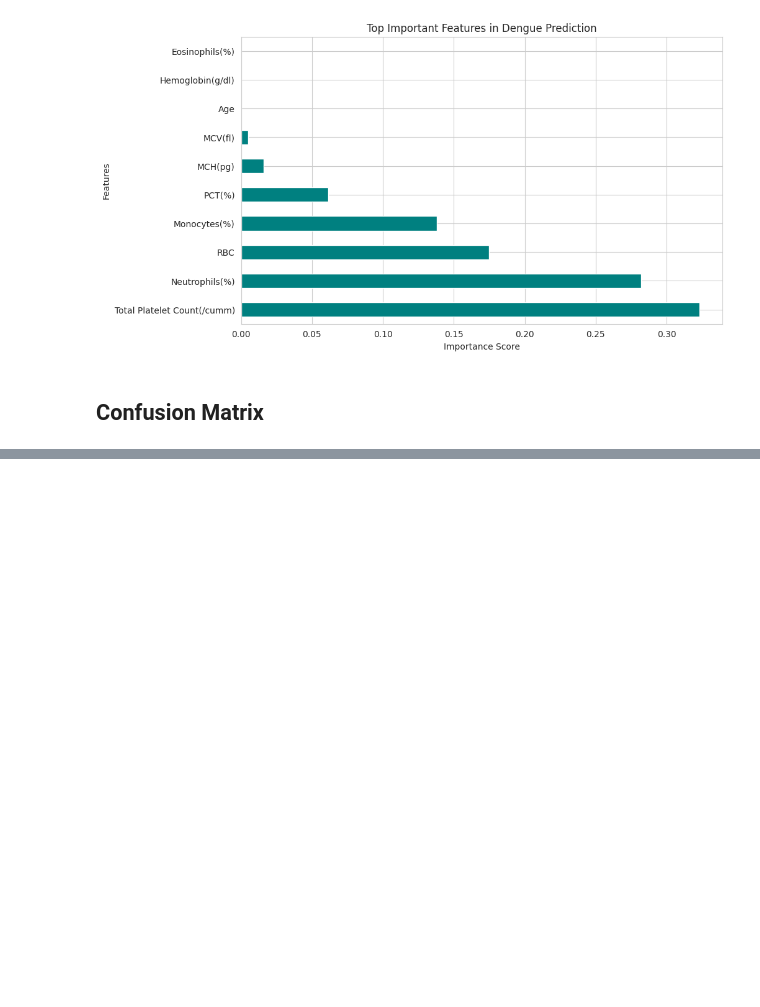
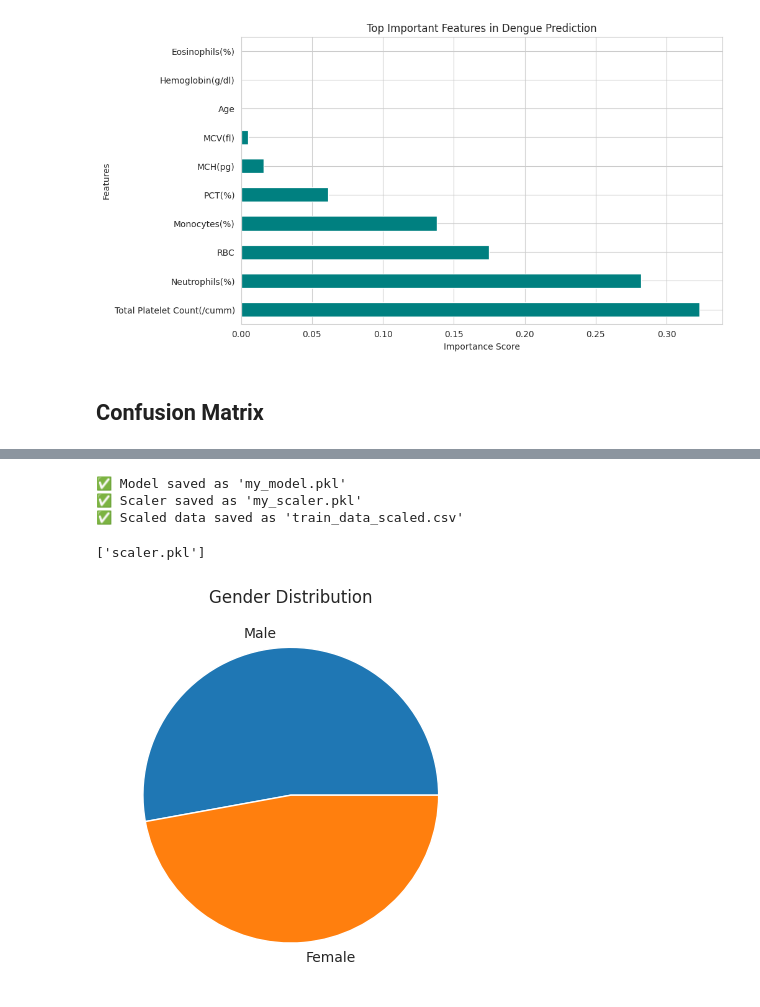
Before and after one commit to fariya09ahmed-commits/Fariya-Ahmed, a Jupyter notebook: dengue_detection.ipynb, the cells around one changed output, grey strips where cells are left out. Saved outputs shown, nothing was run; the diff lists cells and outputs as text; code cells hidden in the pictures; blank space fills up the shorter version.

```diff
--- a/dengue_detection.ipynb
+++ b/dengue_detection.ipynb
@@ -671,0 +789,42 @@ F1-Score:  0.84
+# %%
+import joblib
+
+# Save the model
+joblib.dump(model, 'my_model.pkl')
+print("✅ Model saved as 'my_model.pkl'")
+
+# Save the scaler
+joblib.dump(scaler, 'my_scaler.pkl')
+print("✅ Scaler saved as 'my_scaler.pkl'")
+
+# Save scaled data as CSV
+pd.DataFrame(X_train_scaled).to_csv('train_data_scaled.csv', index=False)
+print("✅ Scaled data saved as 'train_data_scaled.csv'")
+# %% [output]
+✅ Model saved as 'my_model.pkl'
+✅ Scaler saved as 'my_scaler.pkl'
+✅ Scaled data saved as 'train_data_scaled.csv'
+# %%
+#Quick Reference - Most Important Code
+#Split Data:
+X_train, X_test, y_train, y_test = train_test_split(X, y, test_size=0.2)
+#Scale Data:
+scaler = StandardScaler()
+X_train_scaled = scaler.fit_transform(X_train)
+X_test_scaled = scaler.transform(X_test)
+#Train Model:
+model = LogisticRegression()
+model.fit(X_train_scaled, y_train)
+#Save Model:
+joblib.dump(model, 'model.pkl')
+joblib.dump(scaler, 'scaler.pkl')
+# %% [output]
+['scaler.pkl']
+# %%
+test_prep = df['Gender'].value_counts()
+
+plt.pie(test_prep.values, labels=['Male', 'Female'])
+plt.title('Gender Distribution')
+plt.show()
+# %% [output]
+[figure, added]
```
Also changed, not shown: parts of 14 cells of this notebook.
